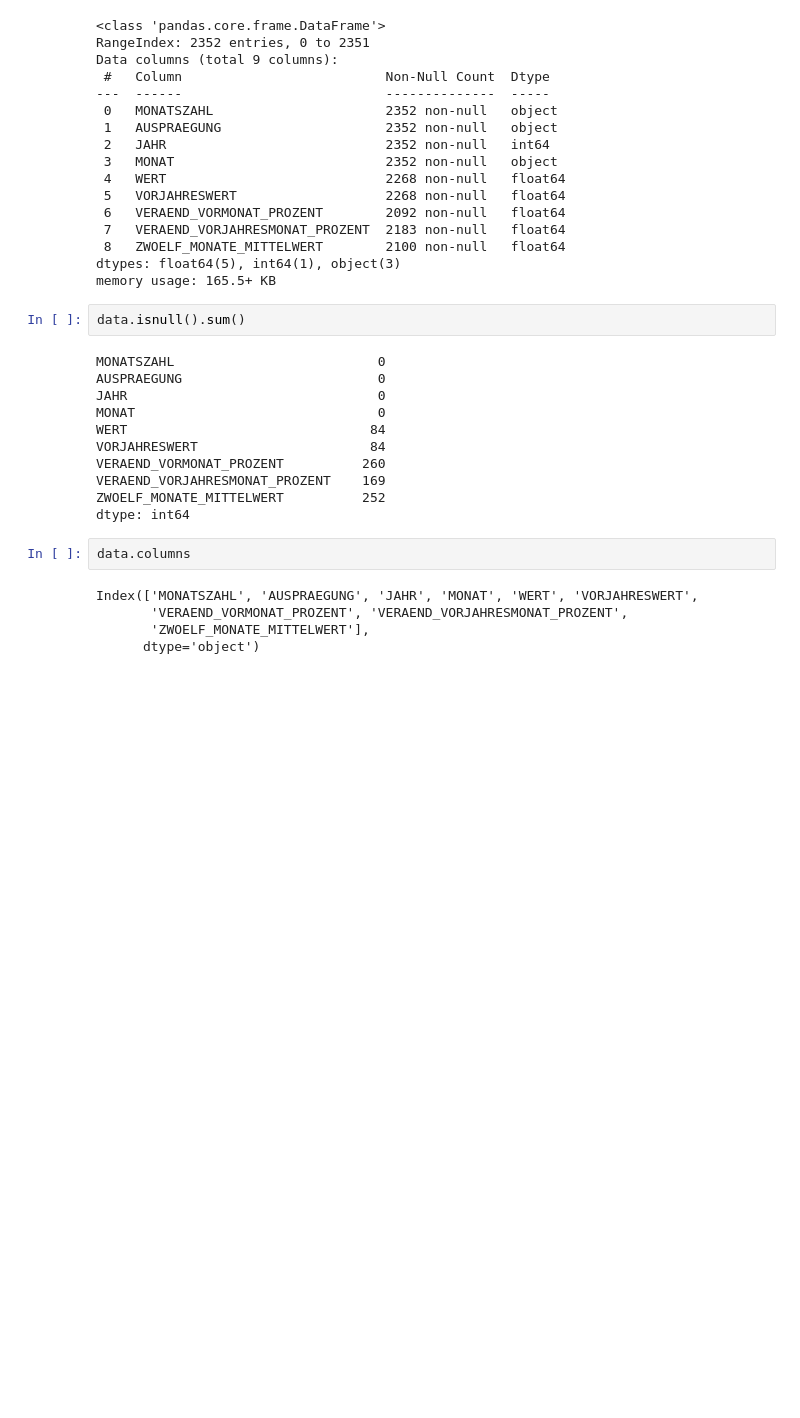
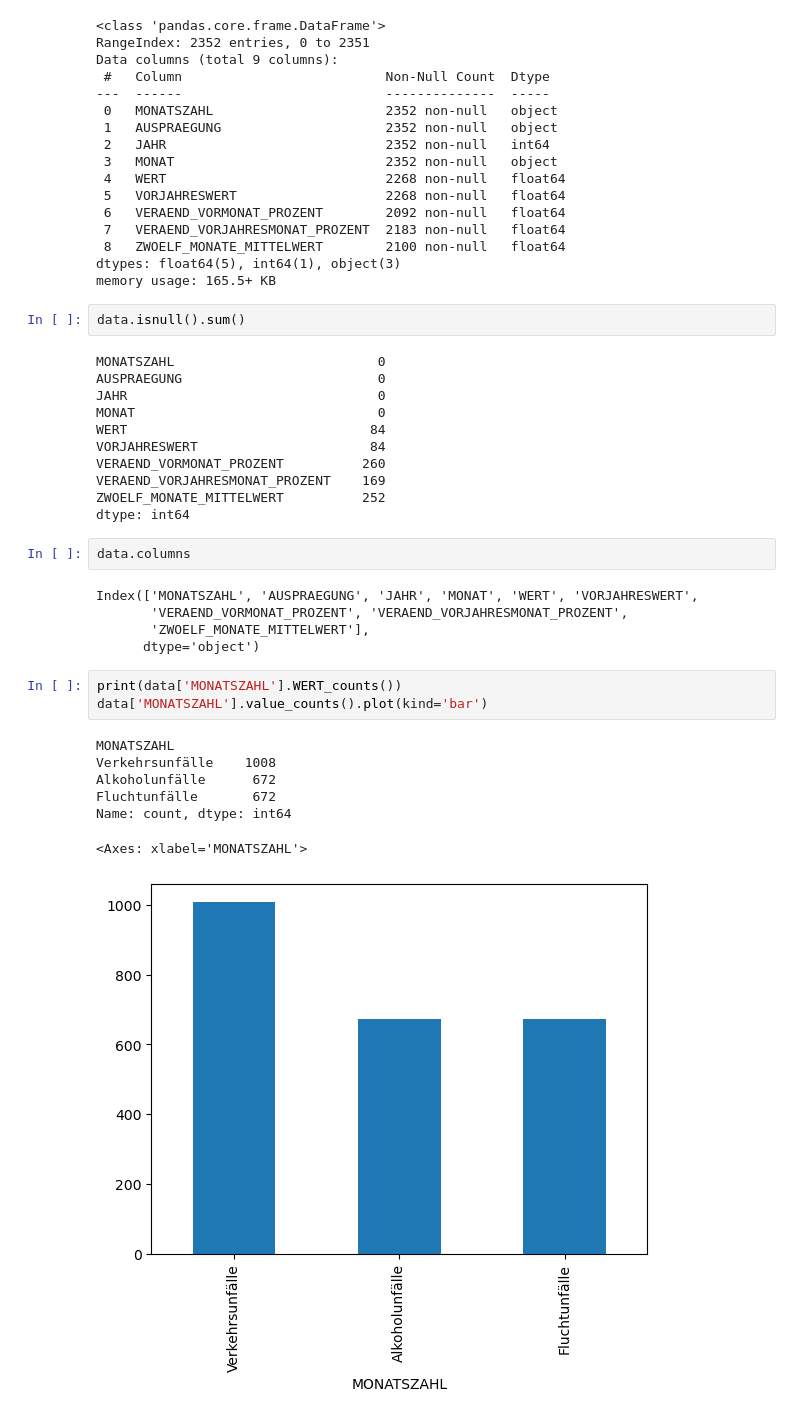
Before and after one commit to lokesh12190/AI-munich-traffic-accident-forecasting-, a Jupyter notebook: main.ipynb, the cells around one changed output. Cells and saved outputs as stored; diff of their text form; blank space fills up the shorter version.

Commit message:
performed eda on data

```diff
--- a/main.ipynb
+++ b/main.ipynb
@@ -62,3 +62,14 @@ Index(['MONATSZAHL', 'AUSPRAEGUNG', 'JAHR', 'MONAT', 'WERT', 'VORJAHRESWERT',
        'VERAEND_VORMONAT_PROZENT', 'VERAEND_VORJAHRESMONAT_PROZENT',
        'ZWOELF_MONATE_MITTELWERT'],
       dtype='object')
+# %%
+print(data['MONATSZAHL'].WERT_counts())
+data['MONATSZAHL'].value_counts().plot(kind='bar')
+# %% [output]
+MONATSZAHL
+Verkehrsunfälle    1008
+Alkoholunfälle      672
+Fluchtunfälle       672
+Name: count, dtype: int64
+<Axes: xlabel='MONATSZAHL'>
+[figure, added]
```
Also changed, not shown: parts of 8 cells of this notebook.
